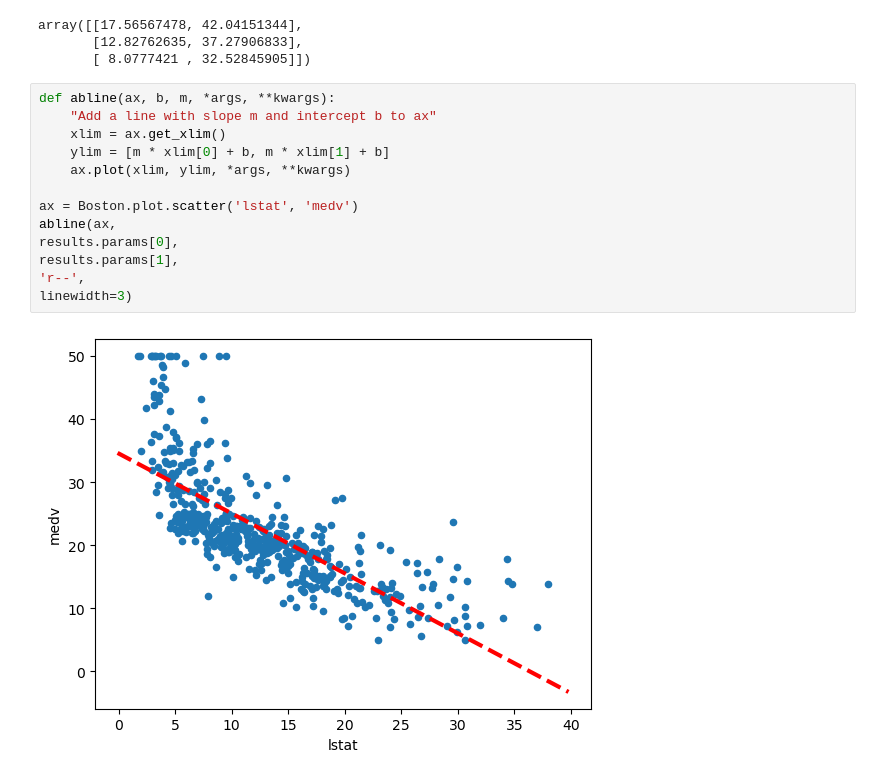
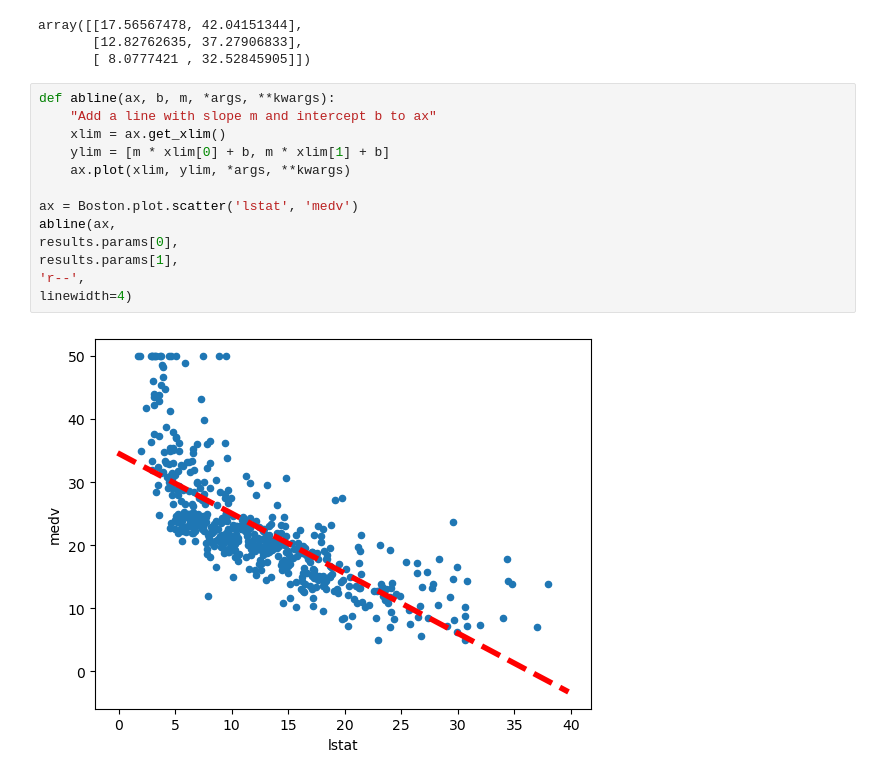
Before and after one commit to rabobahago/Python_ML_Data_Science, a Jupyter notebook: ML_with_python/linear_regression/simple_linear_regression.ipynb, the cells around one changed output. Drawn from its saved outputs; the diff is of its cells as text.

```diff
--- a/ML_with_python/linear_regression/simple_linear_regression.ipynb
+++ b/ML_with_python/linear_regression/simple_linear_regression.ipynb
@@ -103,15 +103,15 @@ array([[17.56567478, 42.04151344],
 # %%
 def abline(ax, b, m, *args, **kwargs):
     "Add a line with slope m and intercept b to ax"
     xlim = ax.get_xlim()
     ylim = [m * xlim[0] + b, m * xlim[1] + b]
     ax.plot(xlim, ylim, *args, **kwargs)
 
 ax = Boston.plot.scatter('lstat', 'medv')
 abline(ax,
 results.params[0],
 results.params[1],
 'r--',
-linewidth=3)
+linewidth=4)
 # %% [output]
-[figure, old version]
+[figure, new version]
```
Also changed, not shown: parts of 2 cells of this notebook.
